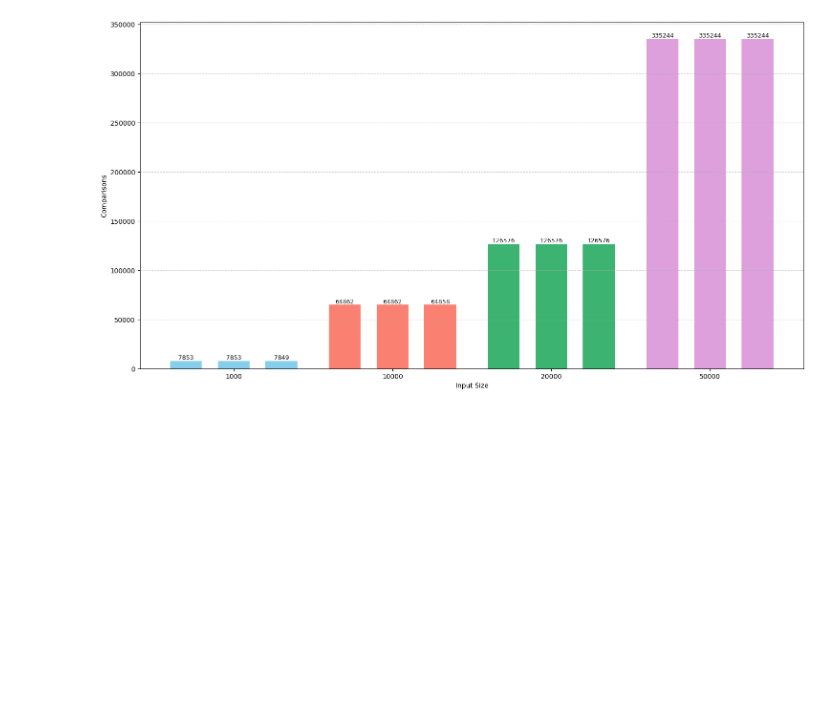
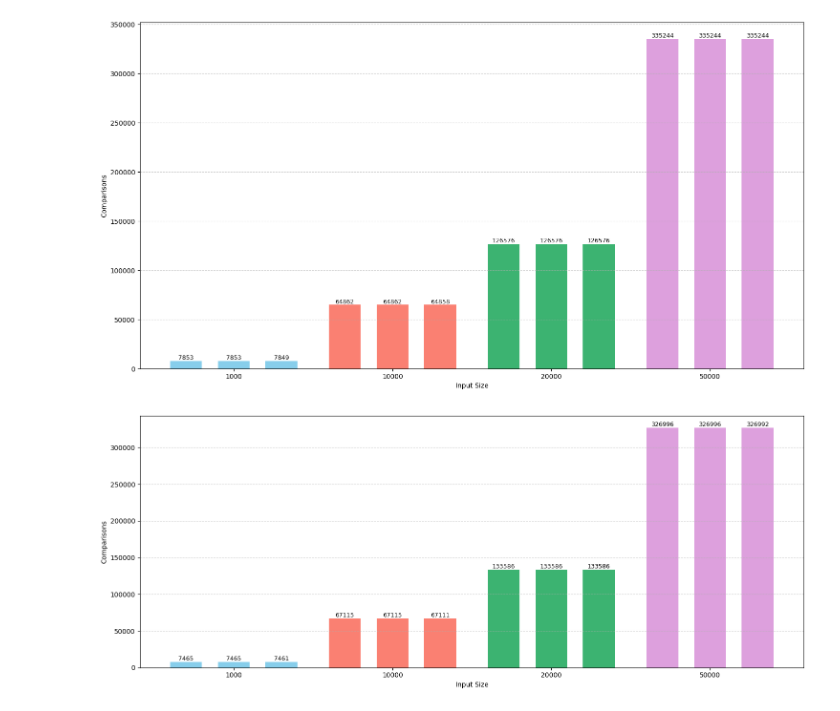
Before and after one commit to obaidul-cs-20222/MTech-Codes, a Jupyter notebook: Advanced Algorithms(CSPC901)/plot1.ipynb, the cells around one changed output. Drawn from its saved outputs; the diff is of its cells as text; code cells hidden in the pictures; blank space fills up the shorter version.

```diff
--- a/Advanced Algorithms(CSPC901)/plot1.ipynb
+++ b/Advanced Algorithms(CSPC901)/plot1.ipynb
@@ -84,3 +84,56 @@ plt.tight_layout()
 plt.show()
 # %% [output]
 [figure]
+# %%
+import numpy as np
+import matplotlib.pyplot as plt
+
+# Categories and data
+categories = ['1000', '10000', '20000', '50000']
+series1 = [7465, 67115, 133586,  326996]
+series2 = [7465, 67115, 133586,  326996]
+series3 = [7461, 67111, 133586,  326992]
+
+# Bar settings
+width = 0.2
+gap = 0.1
+x = np.arange(len(categories))
+
+# Define a unique color for each category group
+category_colors = ['skyblue', 'salmon', 'mediumseagreen', 'plum']
+
+plt.figure(figsize=(15, 6))
+
+# Plot bars for each category group
+for i in range(len(categories)):
+    xpos = x[i]
+    color = category_colors[i]
+
+    # Plot each series bar at its offset
+    bars = [
+        plt.bar(xpos - width - gap, series1[i], width, color=color),
+        plt.bar(xpos, series2[i], width, color=color),
+        plt.bar(xpos + width + gap, series3[i], width, color=color)
+    ]
+
+    # Add value labels on top of each bar
+    for bar in bars:
+        for rect in bar:
+            height = rect.get_height()
+            plt.text(rect.get_x() + rect.get_width()/2, height + 1,
+                     f'{height}', ha='center', va='bottom', fontsize=9)
+
+# Add labels and formatting
+plt.xlabel('Input Size')
+plt.ylabel('Comparisons')
+plt.xticks(x, categories)
+plt.grid(axis='y', linestyle='--', alpha=0.6)
+#plt.title('Grouped Bar Plot with Category Colors and Value Labels')
+
+# Legend (optional: you can customize this further)
+#plt.legend(['Series 1', 'Series 2', 'Series 3'], loc='upper left')
+
+plt.tight_layout()
+plt.show()
+# %% [output]
+[figure, added]
```
Also changed, not shown: 3 other files.
